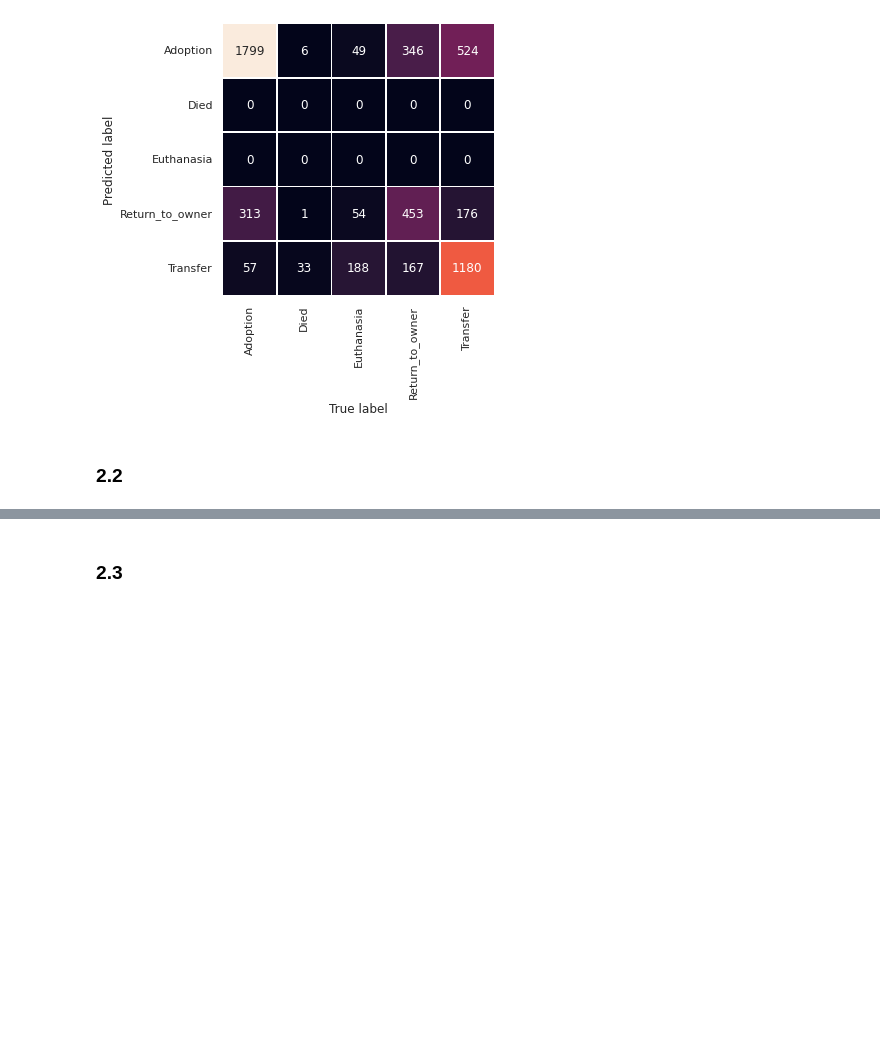
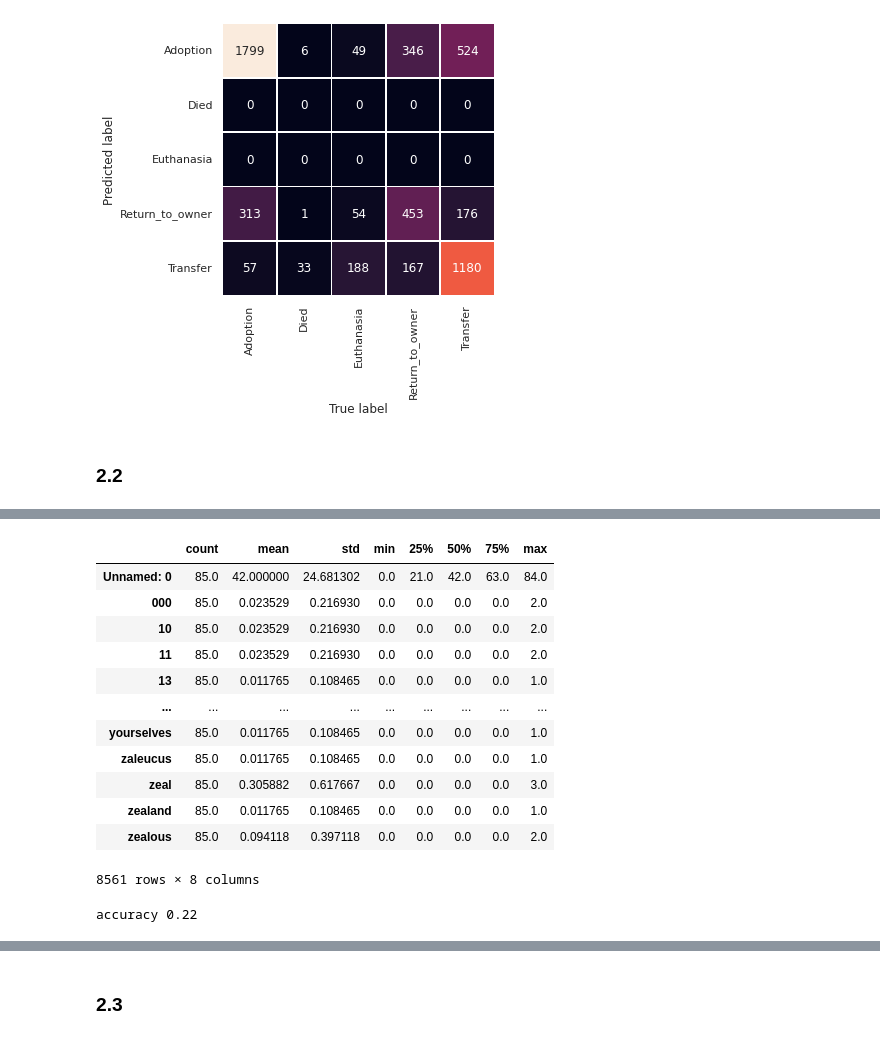
Before and after one commit to zachfreitas/ADS_504_Machine_Learning, a Jupyter notebook: Module_2/assignment_2/Assignment_2.ipynb, the cells around one changed output, grey strips where cells are left out. Cells and saved outputs as stored; diff of their text form; code cells hidden in the pictures; blank space fills up the shorter version.

```diff
--- a/Module_2/assignment_2/Assignment_2.ipynb
+++ b/Module_2/assignment_2/Assignment_2.ipynb
@@ -277,0 +376,16 @@ t_df
+# %%
+t_df.describe().T
+# %% [output]
+|  | count | mean | std | min | 25% | 50% | 75% | max |
+| Unnamed: 0 | 85.0 | 42.000000 | 24.681302 | 0.0 | 21.0 | 42.0 | 63.0 | 84.0 |
+| 000 | 85.0 | 0.023529 | 0.216930 | 0.0 | 0.0 | 0.0 | 0.0 | 2.0 |
+| 10 | 85.0 | 0.023529 | 0.216930 | 0.0 | 0.0 | 0.0 | 0.0 | 2.0 |
+| 11 | 85.0 | 0.023529 | 0.216930 | 0.0 | 0.0 | 0.0 | 0.0 | 2.0 |
+| 13 | 85.0 | 0.011765 | 0.108465 | 0.0 | 0.0 | 0.0 | 0.0 | 1.0 |
+| ... | ... | ... | ... | ... | ... | ... | ... | ... |
+| yourselves | 85.0 | 0.011765 | 0.108465 | 0.0 | 0.0 | 0.0 | 0.0 | 1.0 |
+| zaleucus | 85.0 | 0.011765 | 0.108465 | 0.0 | 0.0 | 0.0 | 0.0 | 1.0 |
+| zeal | 85.0 | 0.305882 | 0.617667 | 0.0 | 0.0 | 0.0 | 0.0 | 3.0 |
+| zealand | 85.0 | 0.011765 | 0.108465 | 0.0 | 0.0 | 0.0 | 0.0 | 1.0 |
+| zealous | 85.0 | 0.094118 | 0.397118 | 0.0 | 0.0 | 0.0 | 0.0 | 2.0 |
+8561 rows × 8 columns
@@ -277,0 +402,8 @@ t_df
+# %%
+#Apply the model here
+clf = DecisionTreeClassifier(max_depth=3) #Create your model here
+clf = clf.fit(X_train, y_train)   #Fit on training data
+y_pred = clf.predict(X_test)
+print('accuracy %2.2f ' % accuracy_score(y_test,y_pred))
+# %% [output]
+accuracy 0.22
```
Also changed, not shown: parts of 18 cells of this notebook.
